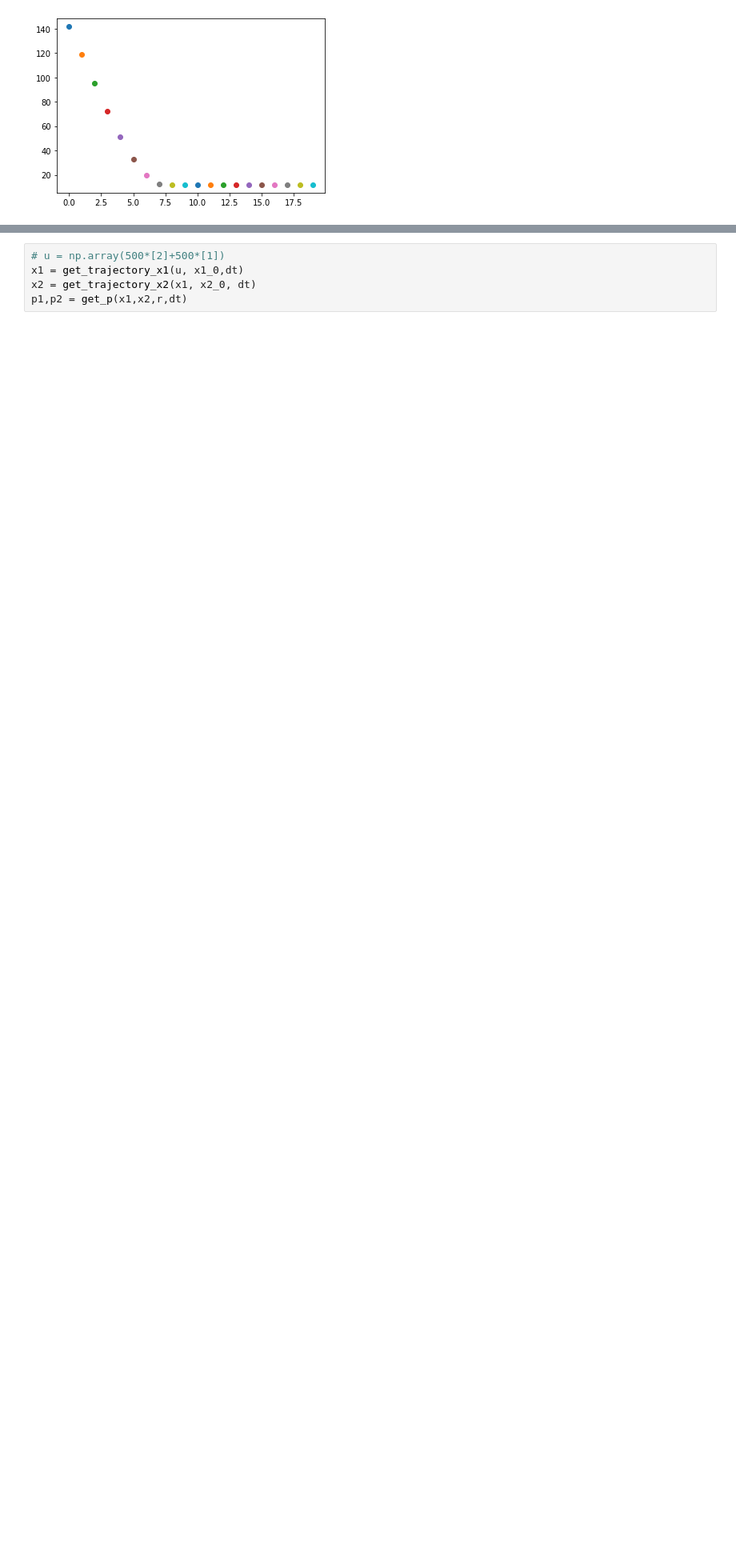
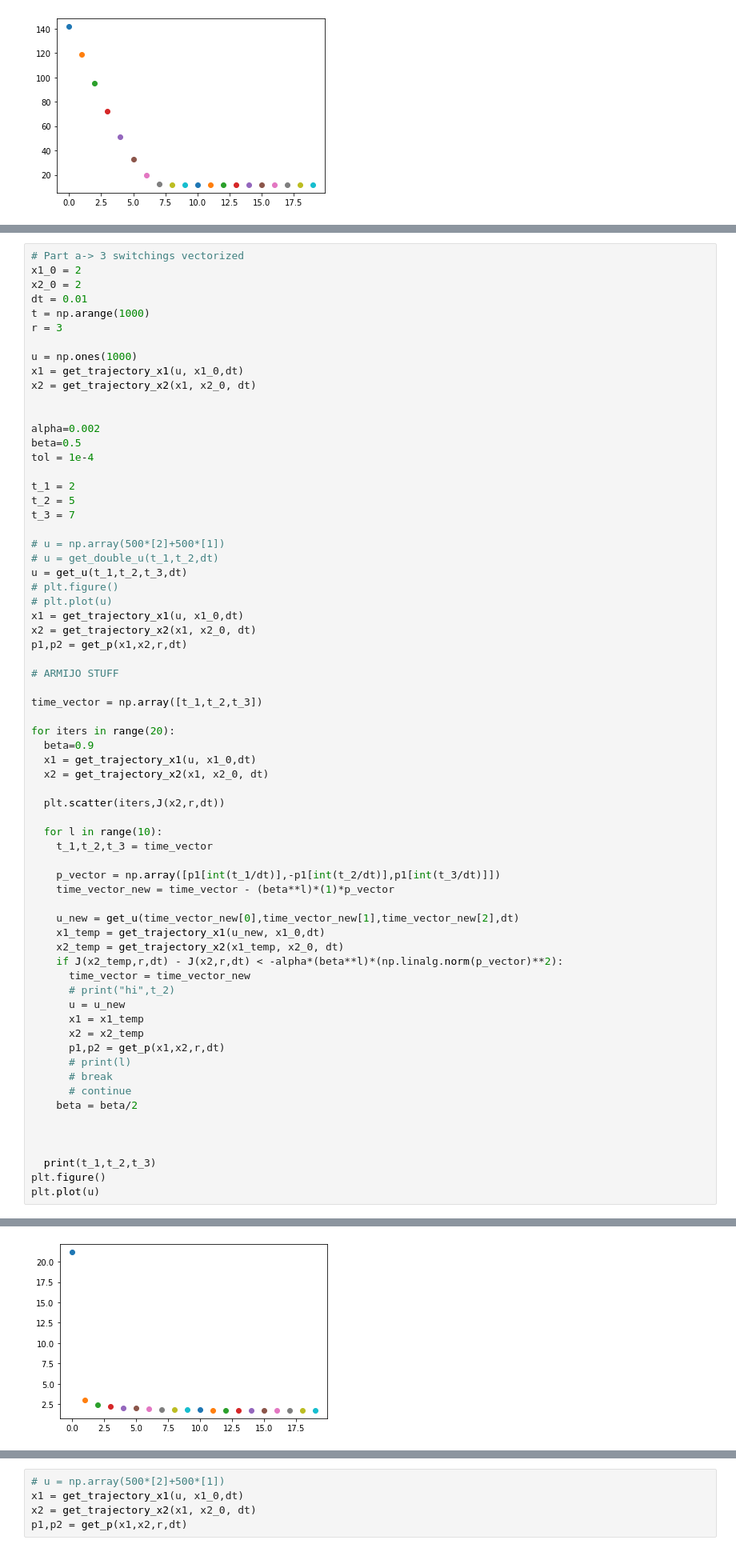
Before and after one commit to anirudhssundar/optimal_control, a Jupyter notebook: 6553_Project.ipynb, the cells around one changed output, grey strips where cells are left out. Shown: that part at 80% size. Saved outputs shown, nothing was run; the diff lists cells and outputs as text; blank space fills up the shorter version.

```diff
--- a/6553_Project.ipynb
+++ b/6553_Project.ipynb
@@ -262,0 +513,68 @@ hi 6.476633260944913
+# %%
+# Part a-> 3 switchings vectorized
+x1_0 = 2
+x2_0 = 2
+dt = 0.01
+t = np.arange(1000)
+r = 3
+
+u = np.ones(1000)
+x1 = get_trajectory_x1(u, x1_0,dt)
+x2 = get_trajectory_x2(x1, x2_0, dt)
+
+
+alpha=0.002
+beta=0.5
+tol = 1e-4
+
+t_1 = 2
+t_2 = 5
+t_3 = 7
+
+# u = np.array(500*[2]+500*[1])
+# u = get_double_u(t_1,t_2,dt)
+u = get_u(t_1,t_2,t_3,dt)
+# plt.figure()
+# plt.plot(u)
+x1 = get_trajectory_x1(u, x1_0,dt)
+x2 = get_trajectory_x2(x1, x2_0, dt)
+p1,p2 = get_p(x1,x2,r,dt)
+
+# ARMIJO STUFF
+
+time_vector = np.array([t_1,t_2,t_3])
+
+for iters in range(20):
+  beta=0.9
+  x1 = get_trajectory_x1(u, x1_0,dt)
+  x2 = get_trajectory_x2(x1, x2_0, dt)
+
+  plt.scatter(iters,J(x2,r,dt))
+
+  for l in range(10):
+    t_1,t_2,t_3 = time_vector
+
+    p_vector = np.array([p1[int(t_1/dt)],-p1[int(t_2/dt)],p1[int(t_3/dt)]])
+    time_vector_new = time_vector - (beta**l)*(1)*p_vector
+
+    u_new = get_u(time_vector_new[0],time_vector_new[1],time_vector_new[2],dt)
+    x1_temp = get_trajectory_x1(u_new, x1_0,dt)
+    x2_temp = get_trajectory_x2(x1_temp, x2_0, dt)
+    if J(x2_temp,r,dt) - J(x2,r,dt) < -alpha*(beta**l)*(np.linalg.norm(p_vector)**2):
+      time_vector = time_vector_new
+      # print("hi",t_2)
+      u = u_new
+      x1 = x1_temp
+      x2 = x2_temp
+      p1,p2 = get_p(x1,x2,r,dt)
+      # print(l)
+      # break
+      # continue
+    beta = beta/2
+
+
+
+  print(t_1,t_2,t_3)
+plt.figure()
+plt.plot(u)
+# %% [output]
@@ -262,0 +602 @@ hi 6.476633260944913
+[figure, added]
```
Also changed, not shown: parts of 10 cells of this notebook.
